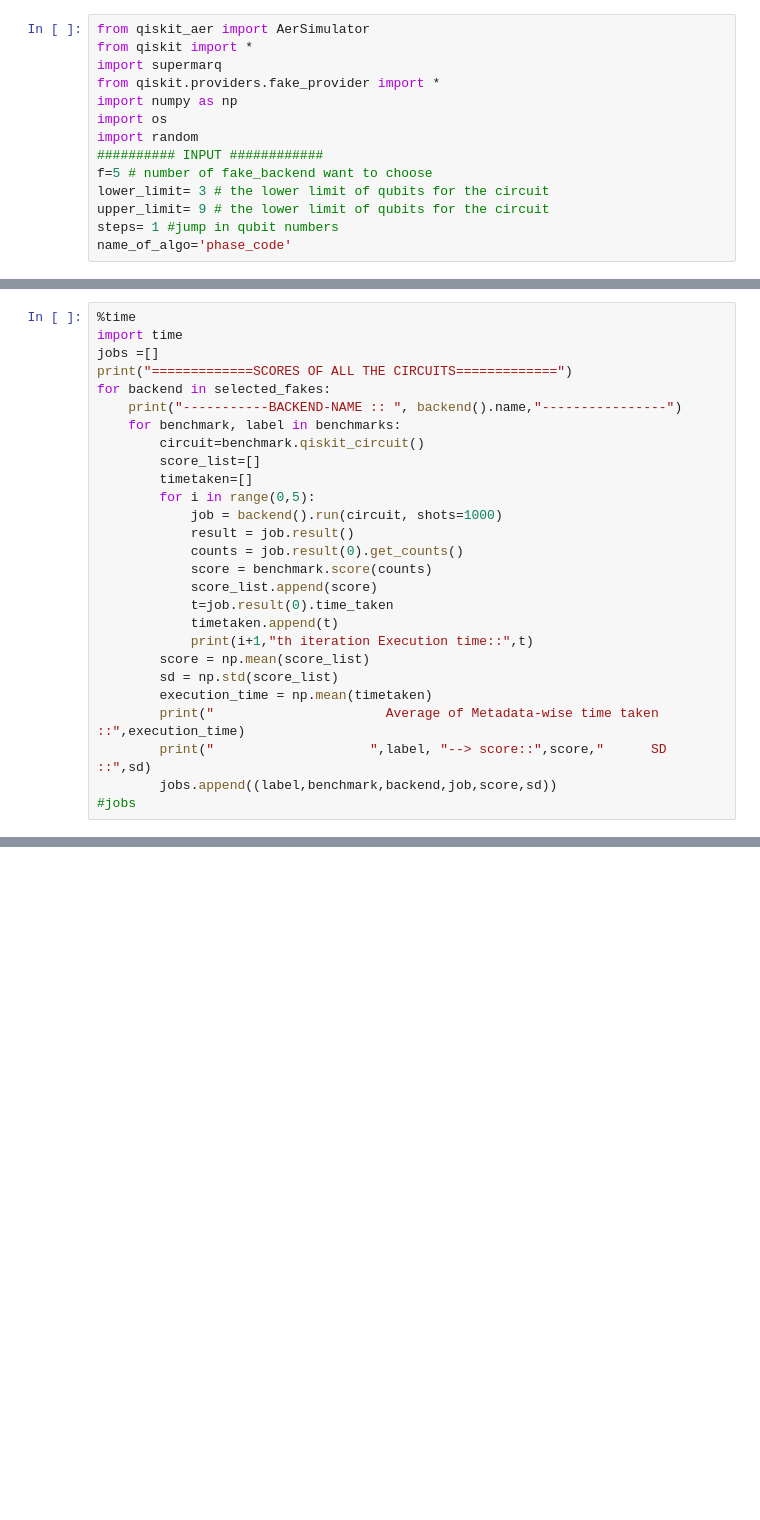
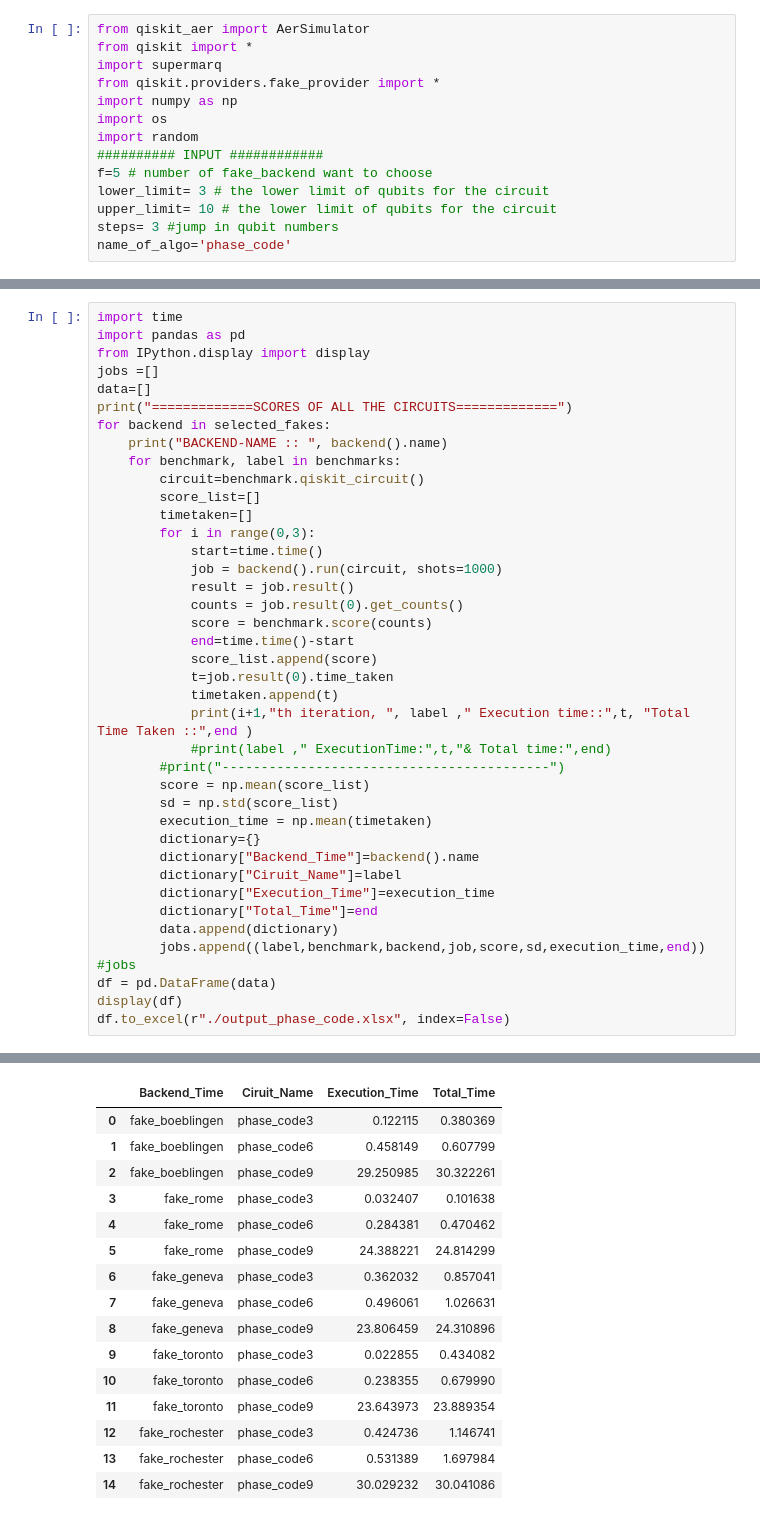
Before and after one commit to vandnaChaturvedi/Supermarq_benchmark_POC, a Jupyter notebook: sm_Phase_Code.ipynb, the cells around one changed output, grey strips where cells are left out. Drawn from its saved outputs; the diff is of its cells as text; blank space fills up the shorter version.

```diff
--- a/sm_Phase_Code.ipynb
+++ b/sm_Phase_Code.ipynb
@@ -9,7 +9,7 @@ import random
 ########## INPUT ############
 f=5 # number of fake_backend want to choose
 lower_limit= 3 # the lower limit of qubits for the circuit
-upper_limit= 9 # the lower limit of qubits for the circuit
-steps= 1 #jump in qubit numbers
+upper_limit= 10 # the lower limit of qubits for the circuit
+steps= 3 #jump in qubit numbers
 name_of_algo='phase_code'
 # %%
@@ -70,29 +54,42 @@ print(benchmark_features)
 # %%
-%time
 import time
+import pandas as pd
+from IPython.display import display
 jobs =[]
+data=[]
 print("=============SCORES OF ALL THE CIRCUITS=============")
 for backend in selected_fakes:
-    print("-----------BACKEND-NAME :: ", backend().name,"----------------")
+    print("BACKEND-NAME :: ", backend().name)
     for benchmark, label in benchmarks:
         circuit=benchmark.qiskit_circuit()
         score_list=[]
         timetaken=[]
-        for i in range(0,5):
+        for i in range(0,3):
+            start=time.time()
             job = backend().run(circuit, shots=1000)
             result = job.result()
             counts = job.result(0).get_counts()
             score = benchmark.score(counts)
+            end=time.time()-start
             score_list.append(score)
             t=job.result(0).time_taken
             timetaken.append(t)
-            print(i+1,"th iteration Execution time::",t)
+            print(i+1,"th iteration, ", label ," Execution time::",t, "Total Time Taken ::",end )
+            #print(label ," ExecutionTime:",t,"& Total time:",end)
+        #print("------------------------------------------")
         score = np.mean(score_list)
         sd = np.std(score_list)
         execution_time = np.mean(timetaken)
-        print("                      Average of Metadata-wise time taken ::",execution_time)
-        print("                    ",label, "--> score::",score,"      SD ::",sd)
-        jobs.append((label,benchmark,backend,job,score,sd))
+        dictionary={}
+        dictionary["Backend_Time"]=backend().name
+        dictionary["Ciruit_Name"]=label
+        dictionary["Execution_Time"]=execution_time
+        dictionary["Total_Time"]=end
+        data.append(dictionary)
+        jobs.append((label,benchmark,backend,job,score,sd,execution_time,end))
 #jobs
+df = pd.DataFrame(data)
+display(df)
+df.to_excel(r"./output_phase_code.xlsx", index=False)
 # %% [output]
 =============SCORES OF ALL THE CIRCUITS=============
@@ -101,3 +112,19 @@ NameError: name 'plot_histogram' is not defined
+|  | Backend_Time | Ciruit_Name | Execution_Time | Total_Time |
+| 0 | fake_boeblingen | phase_code3 | 0.122115 | 0.380369 |
+| 1 | fake_boeblingen | phase_code6 | 0.458149 | 0.607799 |
+| 2 | fake_boeblingen | phase_code9 | 29.250985 | 30.322261 |
+| 3 | fake_rome | phase_code3 | 0.032407 | 0.101638 |
+| 4 | fake_rome | phase_code6 | 0.284381 | 0.470462 |
+| 5 | fake_rome | phase_code9 | 24.388221 | 24.814299 |
+| 6 | fake_geneva | phase_code3 | 0.362032 | 0.857041 |
+| 7 | fake_geneva | phase_code6 | 0.496061 | 1.026631 |
+| 8 | fake_geneva | phase_code9 | 23.806459 | 24.310896 |
+| 9 | fake_toronto | phase_code3 | 0.022855 | 0.434082 |
+| 10 | fake_toronto | phase_code6 | 0.238355 | 0.679990 |
+| 11 | fake_toronto | phase_code9 | 23.643973 | 23.889354 |
+| 12 | fake_rochester | phase_code3 | 0.424736 | 1.146741 |
+| 13 | fake_rochester | phase_code6 | 0.531389 | 1.697984 |
+| 14 | fake_rochester | phase_code9 | 30.029232 | 30.041086 |
 # %%
 all_scores={}
 all_fake_names=[]
```
Also changed, not shown: parts of 10 cells of this notebook.
